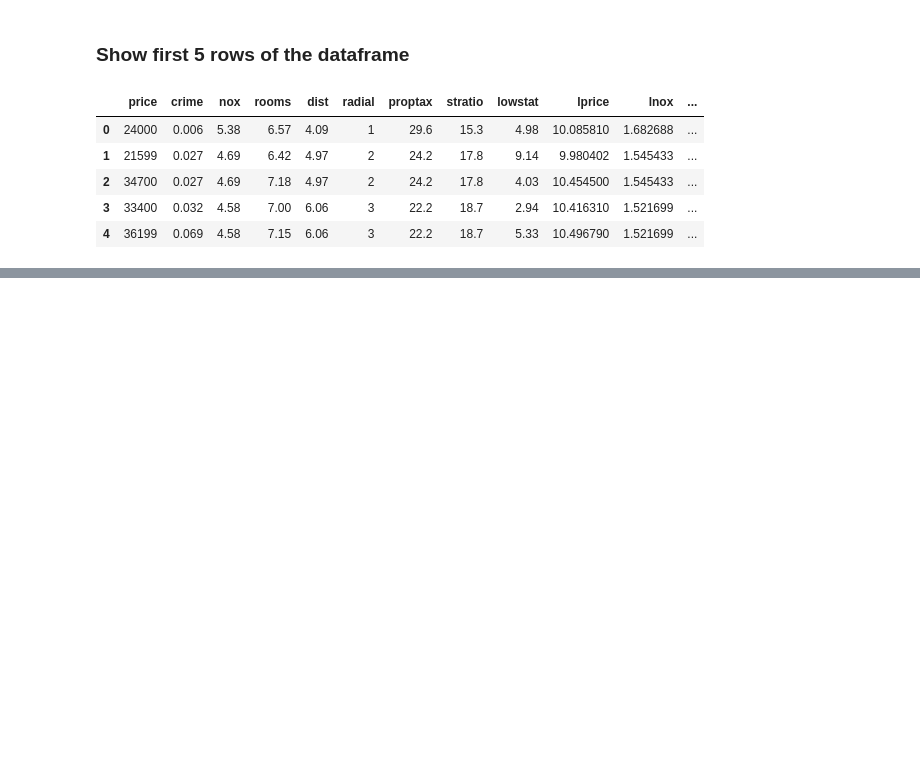
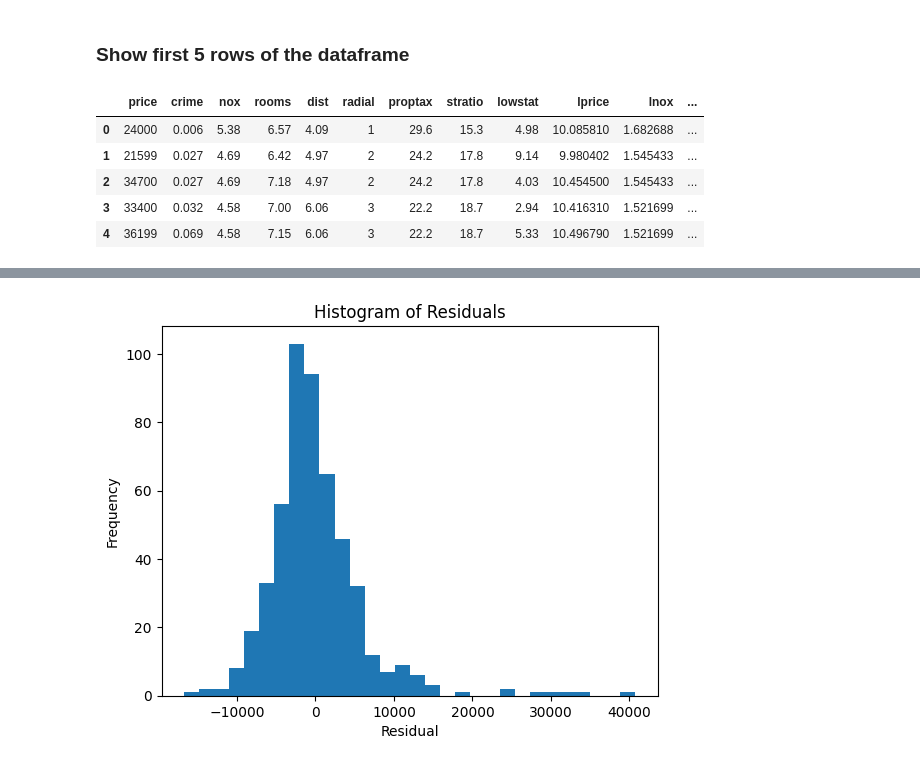
Before and after one commit to AX-Berglund/Econometrics-Analysis-Project, a Jupyter notebook: notebooks/cross_section_data.ipynb, the cells around one changed output, grey strips where cells are left out. Saved outputs shown, nothing was run; the diff lists cells and outputs as text; code cells hidden in the pictures; blank space fills up the shorter version.

```diff
--- a/notebooks/cross_section_data.ipynb
+++ b/notebooks/cross_section_data.ipynb
@@ -106,0 +211,5 @@ df.head()
+# %%
+X9 = df[['crime', 'nox', 'rooms', 'proptax']]  # Independent variables
+X9 = sm.add_constant(X9)  # Add a constant term to the model
+y9 = df['price']  # Dependent variable
+X9.head()
@@ -106,0 +223,6 @@ df.head()
+# %%
+# Create the model
+model9 = sm.OLS(y9, X9).fit()
+
+# Analyze model
+print(model9.summary())
@@ -106,0 +247,13 @@ df.head()
+# %%
+
+# Get residuals from the model
+residuals9 = model9.resid
+
+# Plot histogram
+plt.hist(residuals9, bins=30)
+plt.title('Histogram of Residuals')
+plt.xlabel('Residual')
+plt.ylabel('Frequency')
+plt.show()
+# %% [output]
+[figure, added]
```
Also changed, not shown: parts of 102 cells of this notebook, 2 other files.
